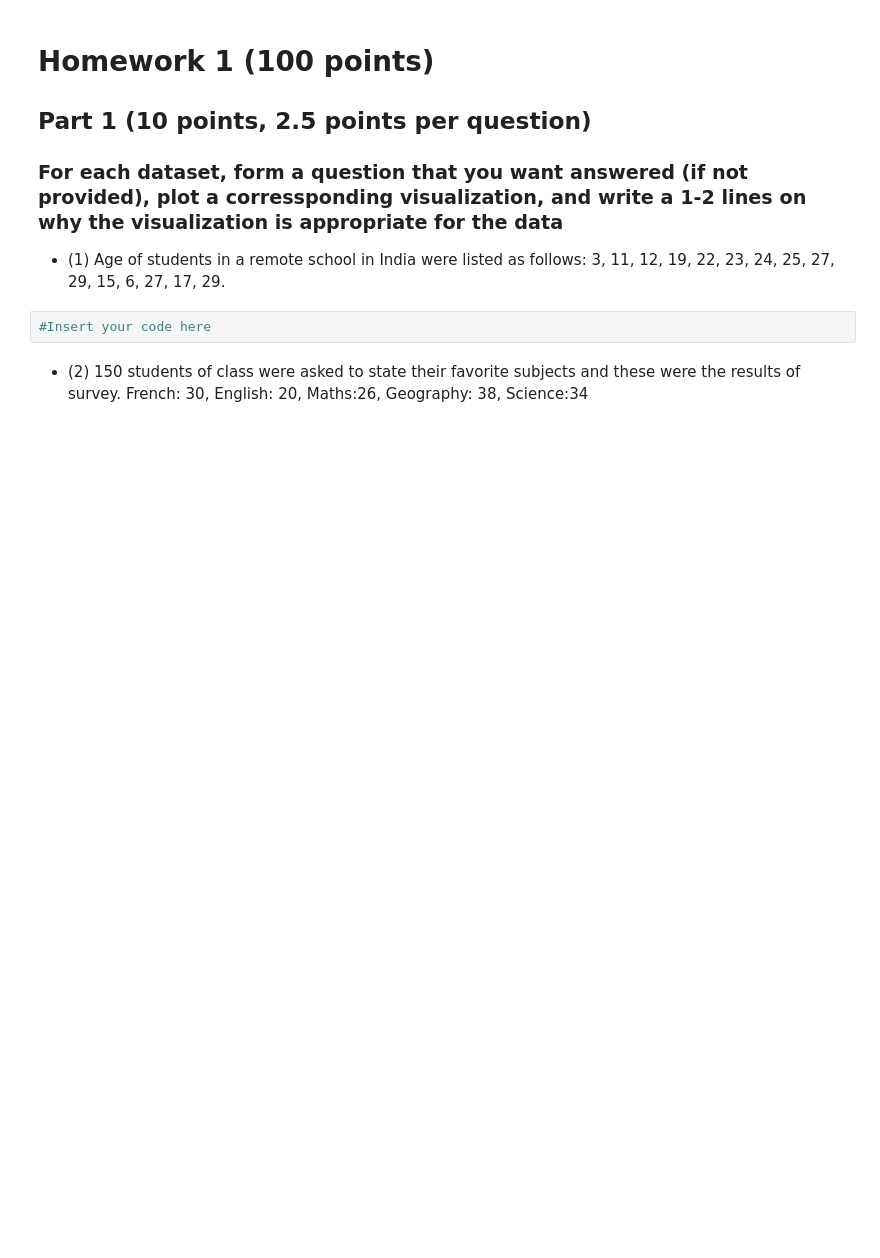
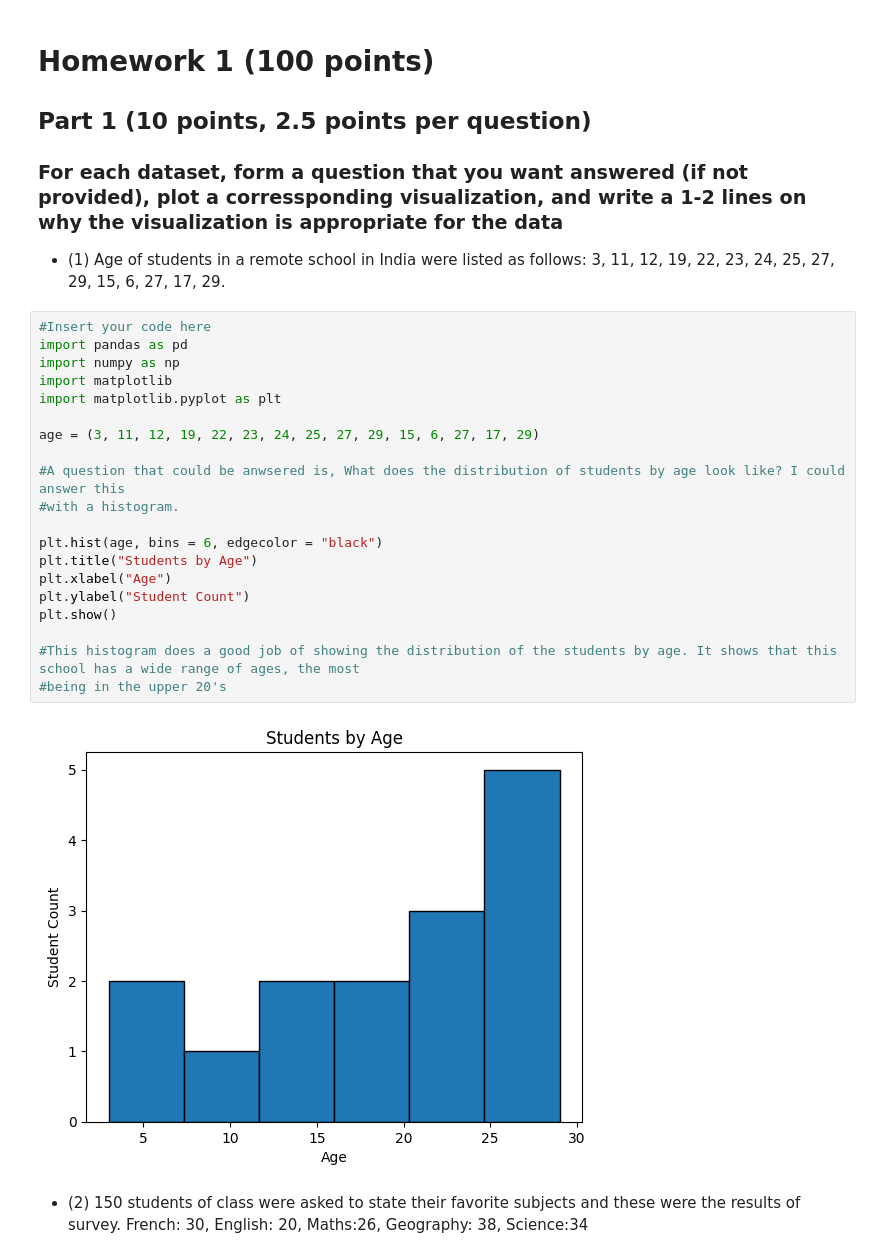
Before and after one commit to GriffinJack/DS8007, a Jupyter notebook: HomeWork_1.ipynb, the cells around one changed output. Cells and saved outputs as stored; diff of their text form; blank space fills up the shorter version.

```diff
--- a/HomeWork_1.ipynb
+++ b/HomeWork_1.ipynb
@@ -3,8 +3,28 @@
 ## Part 1 (10 points, 2.5 points per question)
 ### For each dataset, form a question that you want answered (if not provided), plot a corressponding visualization, and write a 1-2 lines on why the visualization is appropriate for the data
 * (1) Age of students in a remote school in India were listed as follows: 3, 11, 12, 19, 22, 23, 24, 25, 27, 29, 15, 6, 27, 17, 29.
-# %%
-#Insert your code here
+# %%
+#Insert your code here
+import pandas as pd
+import numpy as np
+import matplotlib
+import matplotlib.pyplot as plt
+
+age = (3, 11, 12, 19, 22, 23, 24, 25, 27, 29, 15, 6, 27, 17, 29)
+
+#A question that could be anwsered is, What does the distribution of students by age look like? I could answer this
+#with a histogram.
+
+plt.hist(age, bins = 6, edgecolor = "black")
+plt.title("Students by Age")
+plt.xlabel("Age")
+plt.ylabel("Student Count")
+plt.show()
+
+#This histogram does a good job of showing the distribution of the students by age. It shows that this school has a wide range of ages, the most
+#being in the upper 20's
+# %% [output]
+[figure, added]
 # %% [markdown]
 * (2) 150 students of class were asked to state their favorite subjects  and these were the results of survey.
       French: 30,	English: 20, Maths:26, 	Geography: 38, 	Science:34
```
Also changed, not shown: parts of 20 cells of this notebook.
